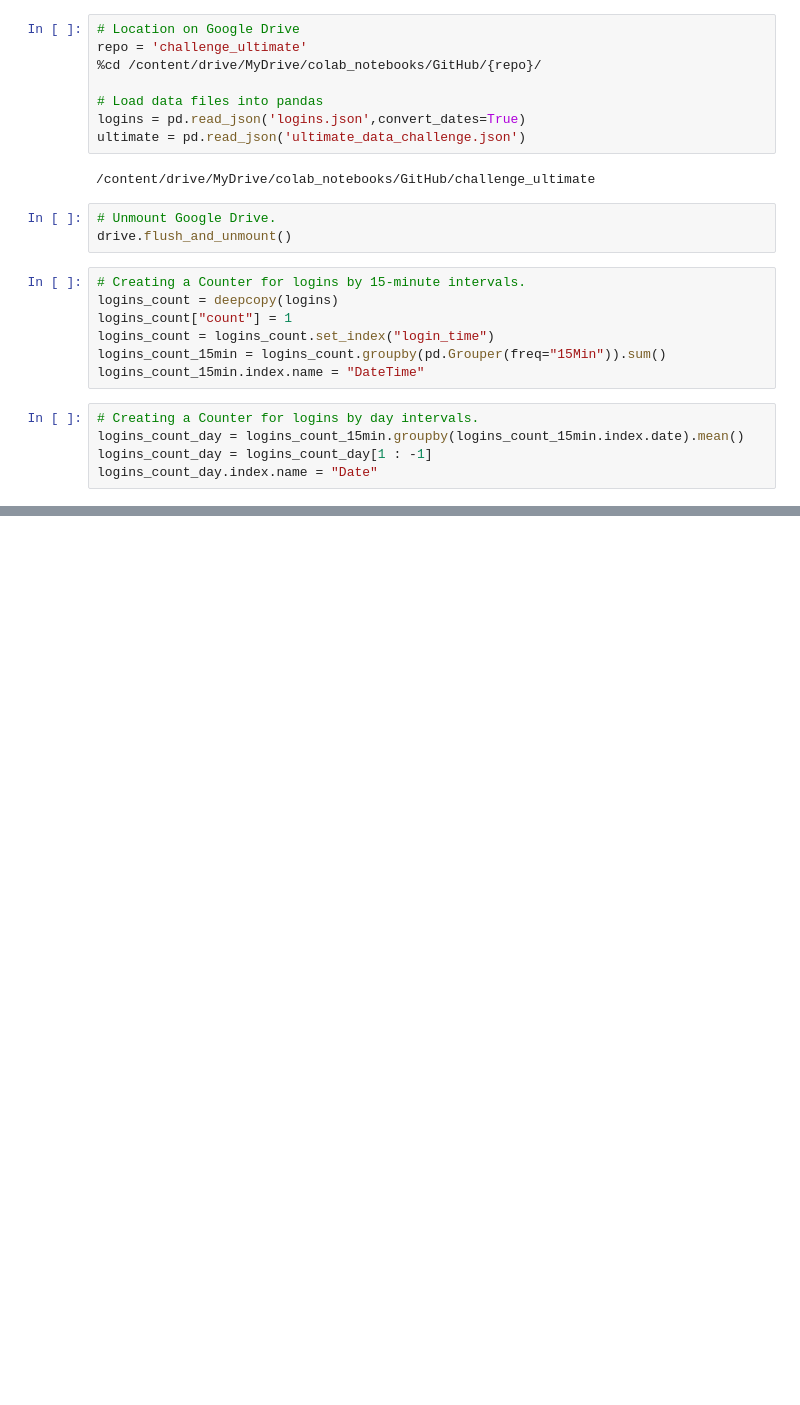
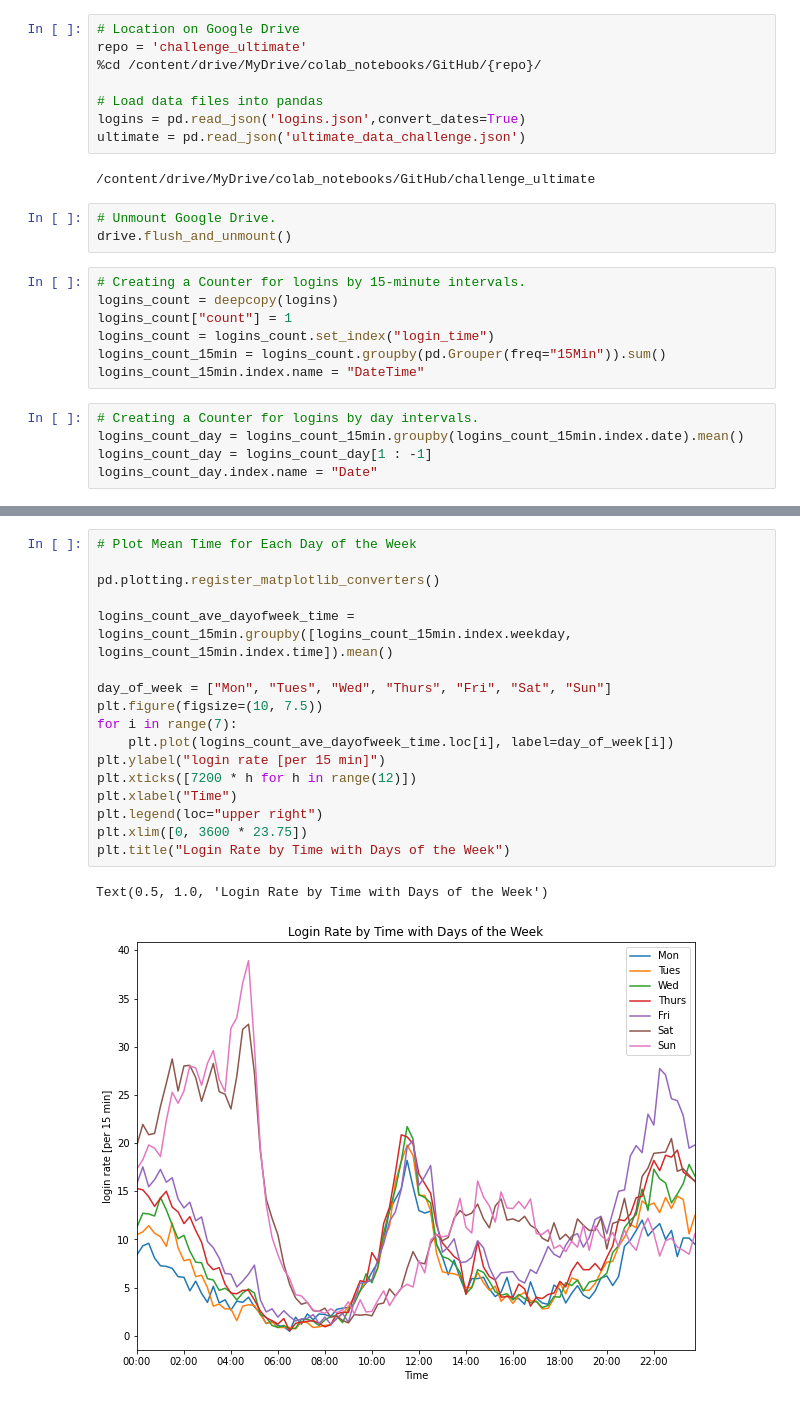
Before and after one commit to ChadDelany/challenge_ultimate, a Jupyter notebook: challenge_ultimate.ipynb, the cells around one changed output, grey strips where cells are left out. Cells and saved outputs as stored; diff of their text form; blank space fills up the shorter version.

```diff
--- a/challenge_ultimate.ipynb
+++ b/challenge_ultimate.ipynb
@@ -86,0 +90,20 @@ Text(0.5, 1.0, 'Login Count - Hour')
+# %%
+# Plot Mean Time for Each Day of the Week
+
+pd.plotting.register_matplotlib_converters()
+
+logins_count_ave_dayofweek_time = logins_count_15min.groupby([logins_count_15min.index.weekday, logins_count_15min.index.time]).mean()
+
+day_of_week = ["Mon", "Tues", "Wed", "Thurs", "Fri", "Sat", "Sun"]
+plt.figure(figsize=(10, 7.5))
+for i in range(7):
+    plt.plot(logins_count_ave_dayofweek_time.loc[i], label=day_of_week[i])
+plt.ylabel("login rate [per 15 min]")
+plt.xticks([7200 * h for h in range(12)])
+plt.xlabel("Time")
+plt.legend(loc="upper right")
+plt.xlim([0, 3600 * 23.75])
+plt.title("Login Rate by Time with Days of the Week")
+# %% [output]
+Text(0.5, 1.0, 'Login Rate by Time with Days of the Week')
+[figure, added]
```
Also changed, not shown: parts of 4 cells of this notebook.
